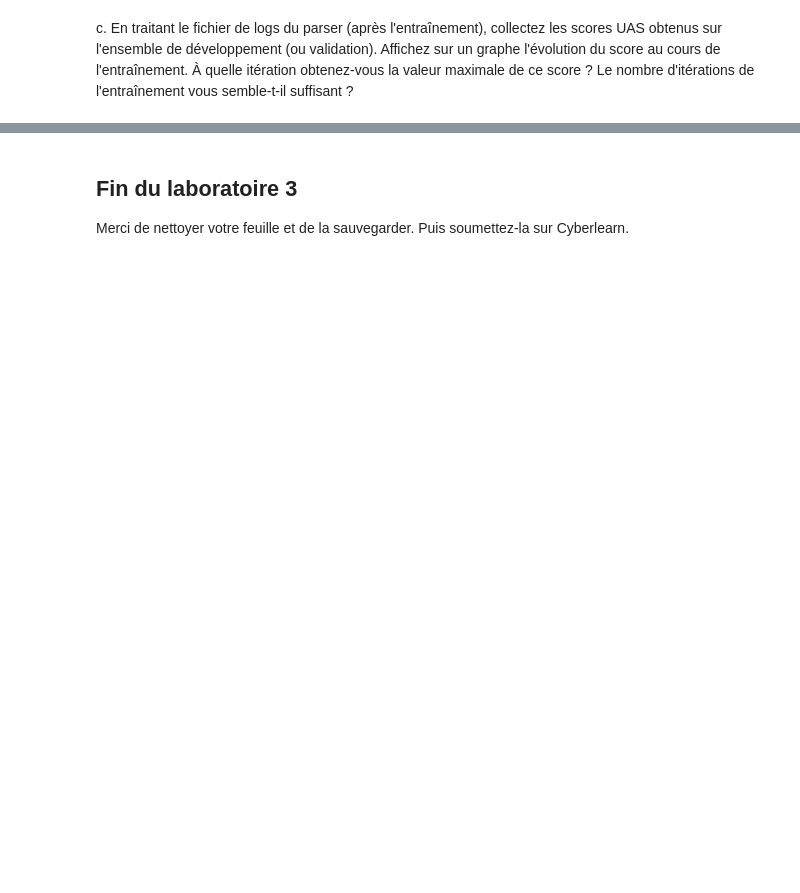
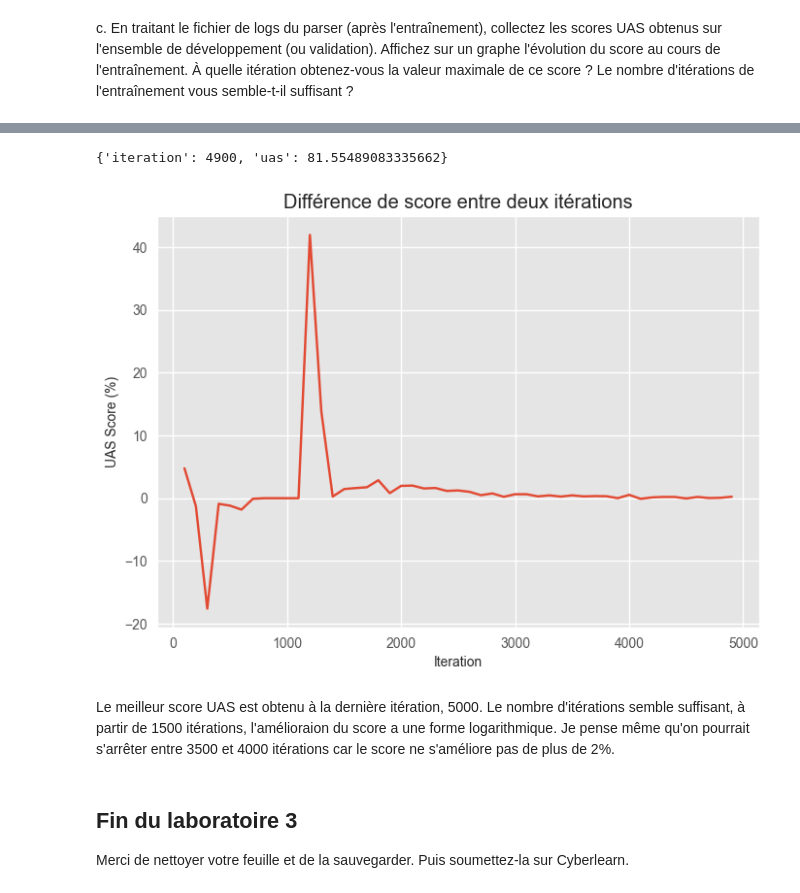
Before and after one commit to Nelson-Jnrnd/TAL_L1, a Jupyter notebook: labo_3/TAL_Labo3_JEANRENAUD_PEER.ipynb, the cells around one changed output, grey strips where cells are left out. Drawn from its saved outputs; the diff is of its cells as text; code cells hidden in the pictures; blank space fills up the shorter version.

```diff
--- a/labo_3/TAL_Labo3_JEANRENAUD_PEER.ipynb
+++ b/labo_3/TAL_Labo3_JEANRENAUD_PEER.ipynb
@@ -128,3 +263,19 @@ import matplotlib.pyplot
+# %%
+max(data, key=lambda d: d['uas'])
+# %% [output]
+{'iteration': 4900, 'uas': 81.55489083335662}
+# %%
+improvement_per_iteration = [data[i]['uas'] - data[i-1]['uas'] for i in range(1, len(data))]
+
+matplotlib.pyplot.plot([d['iteration'] for d in data[1:]], improvement_per_iteration)
+matplotlib.pyplot.xlabel('Iteration')
+matplotlib.pyplot.ylabel('UAS Score (%)')
+matplotlib.pyplot.title('Différence de score entre deux itérations')
+matplotlib.pyplot.show()
+# %% [output]
+[figure, added]
+# %% [markdown]
+Le meilleur score UAS est obtenu à la dernière itération, 5000. Le nombre d'itérations semble suffisant, à partir de 1500 itérations, l'amélioraion du score a une forme logarithmique. Je pense même qu'on pourrait s'arrêter entre 3500 et 4000 itérations car le score ne s'améliore pas de plus de 2%.
 # %% [markdown]
 ## Fin du laboratoire 3
 
```
Also changed, not shown: parts of 13 cells of this notebook, 9 other files.
